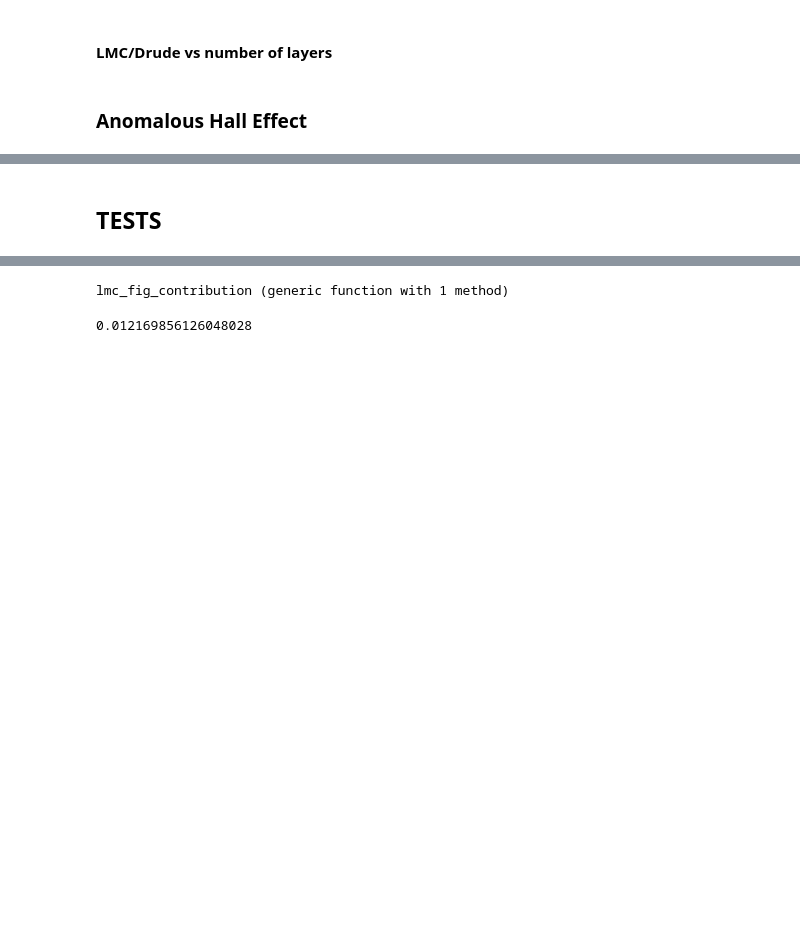
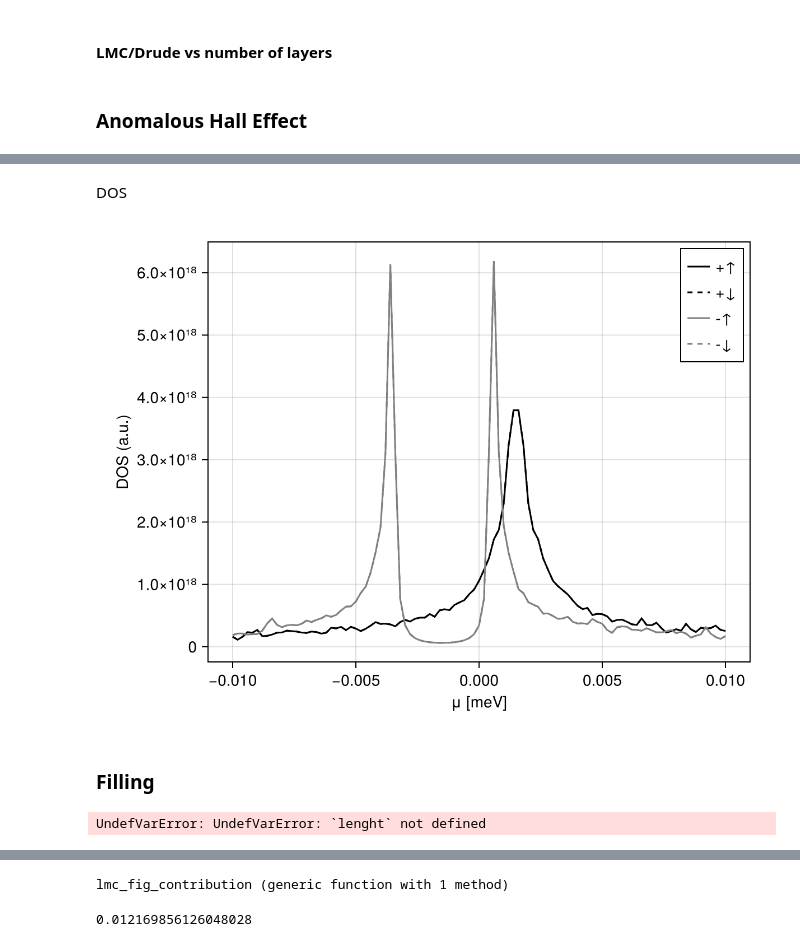
Before and after one commit to fernandopenaranda/LMC, a Jupyter notebook: src/Paper/MRinRhombohedral.ipynb, the cells around one changed output, grey strips where cells are left out. Saved outputs shown, nothing was run; the diff lists cells and outputs as text; code cells hidden in the pictures; blank space fills up the shorter version.

```diff
--- a/src/Paper/MRinRhombohedral.ipynb
+++ b/src/Paper/MRinRhombohedral.ipynb
@@ -254,7 +272,7 @@ fig
 ξ = -1
 T = 0.5
 N = 7
-evals = 10000
+evals = 1000
 μlist = collect(-10:0.2:10)
 
 ahe_p(μ, ξ) = σxyahe_presets(N, μ, ξ, p, evals = evals, T = T)
@@ -275,2 +382,15 @@ fig
+# %% [markdown]
+DOS
+# %%
+half_metal_dos(N, p, p.Delta_Ez, 3, μlist, η = 0.1 ,evals = 1e4)
+# %% [output]
+[figure, added]
 # %% [markdown]
-## TESTS
+### Filling
+# %%
+include(rhomb_folder * "filling.jl")
+μlist = collect(-20:.5:20)
+pn = Params_rhombohedral(p, ξ = 1, Delta_Ez = 2, Valley_asym = 0)
+fills = [rh_filling(N, pn, μ, T = 10, evals = 5000) for μ in μlist]
+# %% [output]
+UndefVarError: UndefVarError: `lenght` not defined
```
Also changed, not shown: parts of 19 cells of this notebook, 10 other files.
